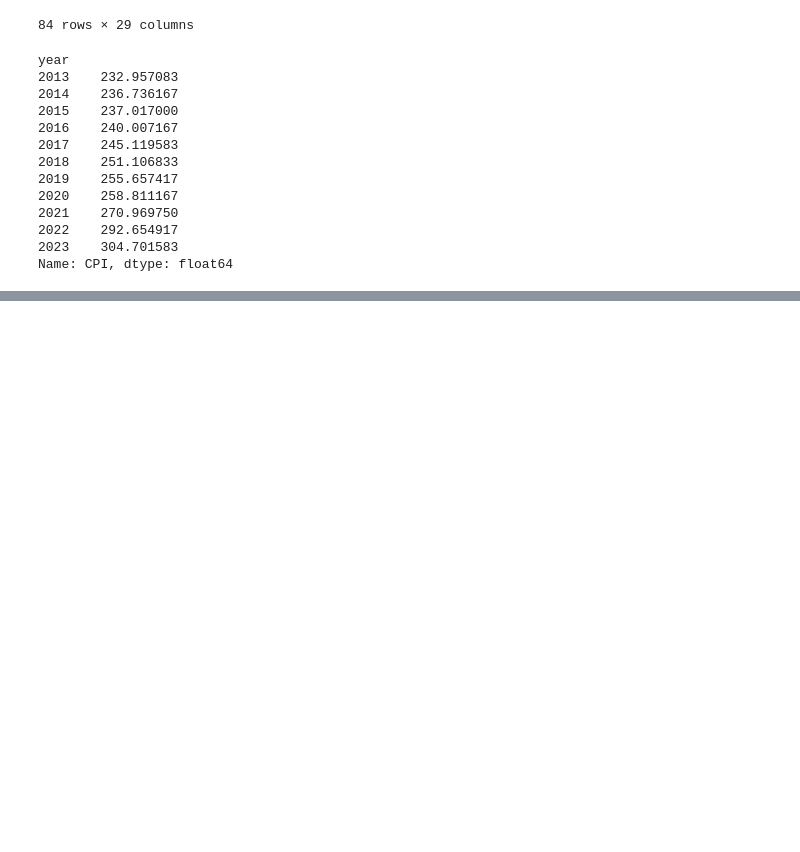
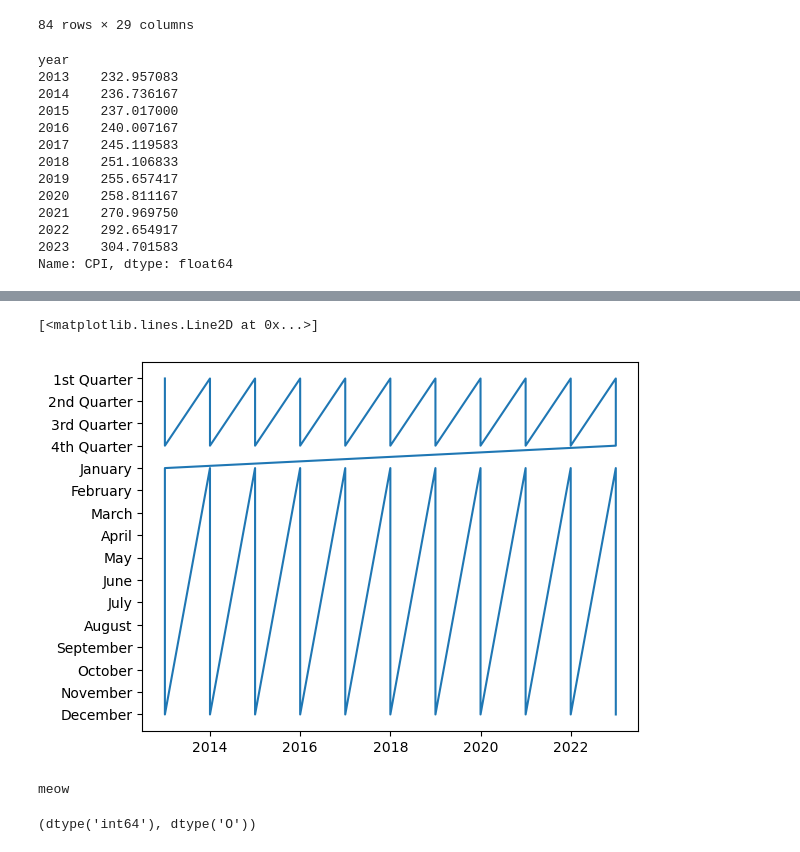
Before and after one commit to acdaniel864/time-series-credit-forecasting, a Jupyter notebook: Working_BW/data_ii.ipynb, the cells around one changed output, grey strips where cells are left out. Cells and saved outputs as stored; diff of their text form; code cells hidden in the pictures; blank space fills up the shorter version.

```diff
--- a/Working_BW/data_ii.ipynb
+++ b/Working_BW/data_ii.ipynb
@@ -517,3 +574,31 @@ df.head()
+# %%
+df = pd.read_csv('../data/FR')
+print(df.shape)
+df.head()
+# %%
+def plotter(df, col_base, col_feature, base_is_time = False):
+#     if df[col_base].dtypes == 'object':
+#     #return df[col_base].dtypes, df[col_feature].dtypes
+#         return df[col_feature].dtypes
+    #return np.dtype(df[col_base])
+    if np.dtype(df[col_base]) == 'int64':
+        if base_is_time == True:
+            plt.plot(df[col_base], df[col_feature]);
+        else:
+            fig, (ax0, ax1) = plt.subplots(nrows = 2, ncols = 1, figsize = (16,9))
+# %%
+plotter(df, 'year', 'periodName', base_is_time=True)
+# %% [output]
+[<matplotlib.lines.Line2D at 0x...>]
+[figure, added]
+# %%
+plotter(df, 'year', 'periodName')
+# %% [output]
+meow
+# %%
+plotter(df, 'year', 'periodName')
+# %% [output]
+(dtype('int64'), dtype('O'))
 # %%
 # df = pd.read_csv('../NYFED_Credit_Report_2023Q3.xlsx').decode('utf8', errors='ignore')
 # #with open('../NYFED_Credit_Report_2023Q3.xlsx', 'rb') as f:
```
Also changed, not shown: parts of 16 cells of this notebook.
